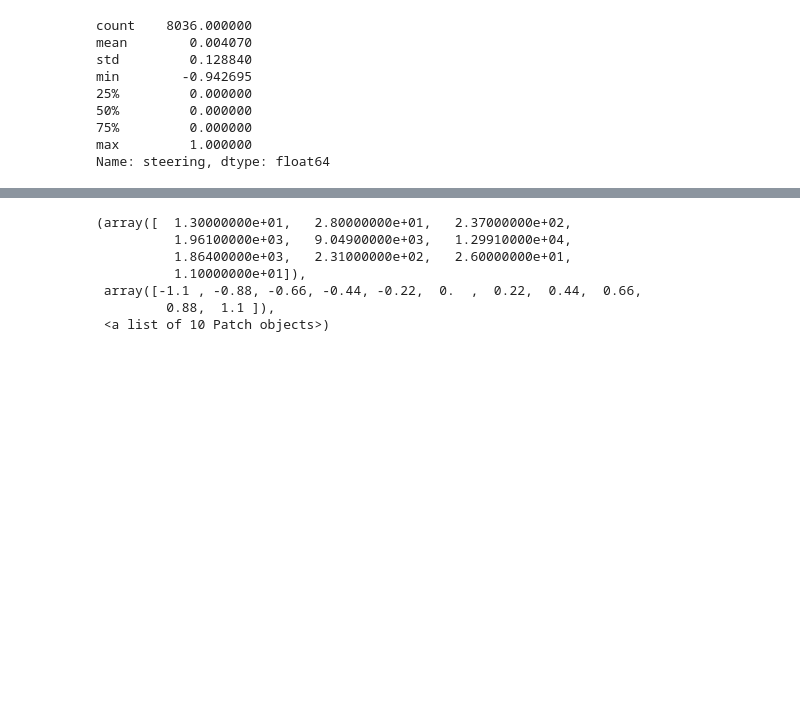
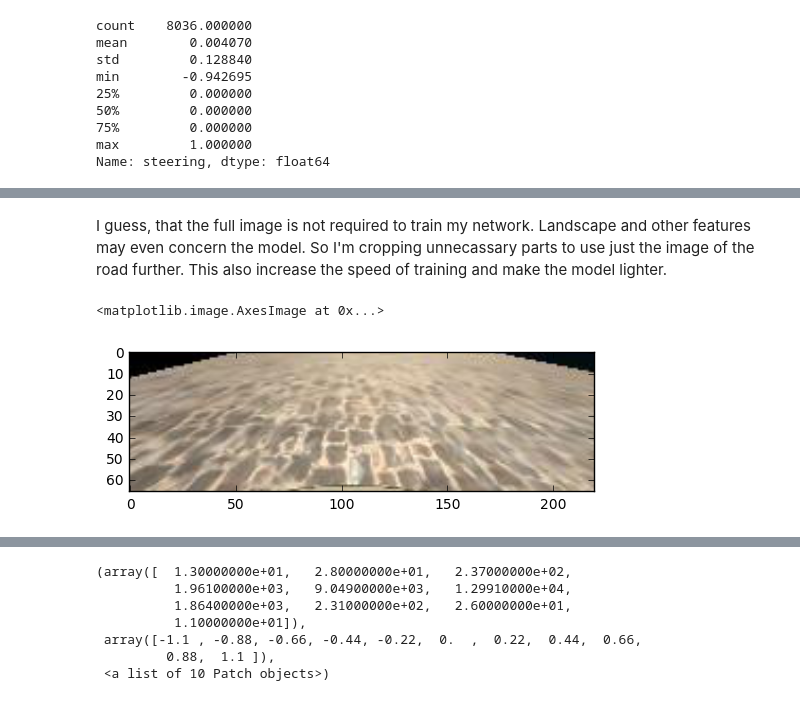
Before and after one commit to olegleyz/sdcnd-p3-behavioral-cloning-, a Jupyter notebook: workbook.ipynb, the cells around one changed output, grey strips where cells are left out. Cells and saved outputs as stored; diff of their text form; code cells hidden in the pictures; blank space fills up the shorter version.

```diff
--- a/workbook.ipynb
+++ b/workbook.ipynb
@@ -57,0 +95,7 @@ len(data)
+# %% [markdown]
+I guess, that the full image is not required to train my network. Landscape and other features may even concern the model. So I'm cropping unnecassary parts to use just the image of the road further. This also increase the speed of training and make the model lighter.
+# %%
+plt.imshow(plt.imread(data_dir+data.center.iloc[0].strip())[74:74+66,50:270,:])
+# %% [output]
+<matplotlib.image.AxesImage at 0x...>
+[figure, added]
```
Also changed, not shown: parts of 39 cells of this notebook, 2 other files.
